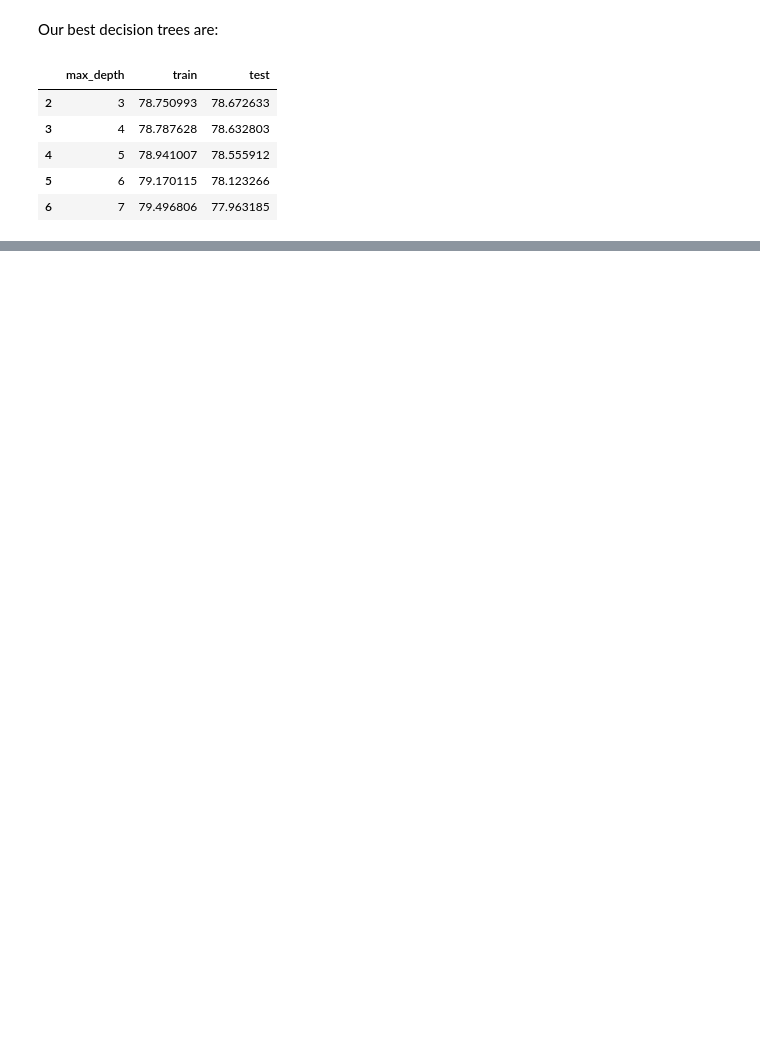
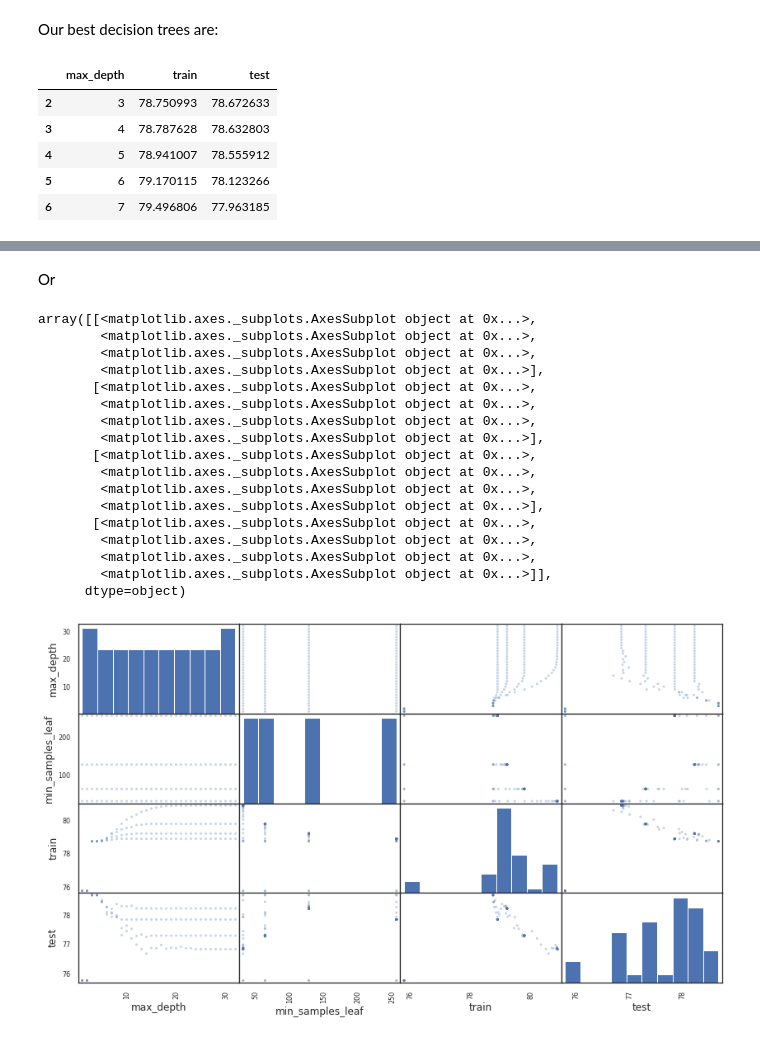
Before and after one commit to MarceloPiemonteRibeiro/learning-Machine-learning, a Jupyter notebook: Optimization/Choosing_parameters_to_optimize_models.ipynb, the cells around one changed output, grey strips where cells are left out. Saved outputs shown, nothing was run; the diff lists cells and outputs as text; code cells hidden in the pictures; blank space fills up the shorter version.

```diff
--- a/Optimization/Choosing_parameters_to_optimize_models.ipynb
+++ b/Optimization/Choosing_parameters_to_optimize_models.ipynb
@@ -394,0 +536,24 @@ resultados.sort_values("test", ascending=False).head()
+# %% [markdown]
+Or
+# %%
+from pandas.plotting import scatter_matrix
+scatter_matrix(resultados, figsize = (14, 8), alpha = 0.3)
+# %% [output]
+array([[<matplotlib.axes._subplots.AxesSubplot object at 0x...>,
+        <matplotlib.axes._subplots.AxesSubplot object at 0x...>,
+        <matplotlib.axes._subplots.AxesSubplot object at 0x...>,
+        <matplotlib.axes._subplots.AxesSubplot object at 0x...>],
+       [<matplotlib.axes._subplots.AxesSubplot object at 0x...>,
+        <matplotlib.axes._subplots.AxesSubplot object at 0x...>,
+        <matplotlib.axes._subplots.AxesSubplot object at 0x...>,
+        <matplotlib.axes._subplots.AxesSubplot object at 0x...>],
+       [<matplotlib.axes._subplots.AxesSubplot object at 0x...>,
+        <matplotlib.axes._subplots.AxesSubplot object at 0x...>,
+        <matplotlib.axes._subplots.AxesSubplot object at 0x...>,
+        <matplotlib.axes._subplots.AxesSubplot object at 0x...>],
+       [<matplotlib.axes._subplots.AxesSubplot object at 0x...>,
+        <matplotlib.axes._subplots.AxesSubplot object at 0x...>,
+        <matplotlib.axes._subplots.AxesSubplot object at 0x...>,
+        <matplotlib.axes._subplots.AxesSubplot object at 0x...>]],
+      dtype=object)
+[figure, added]
```
Also changed, not shown: parts of 30 cells of this notebook.
